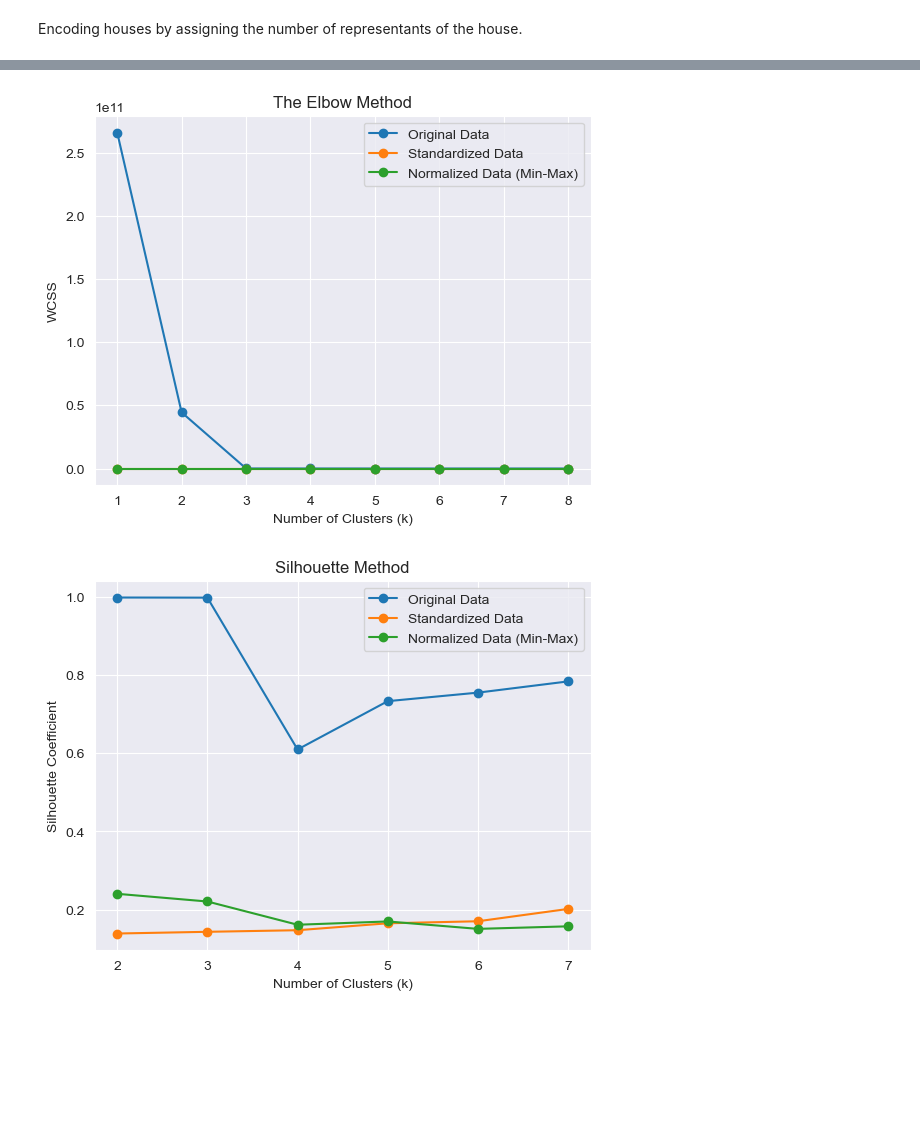
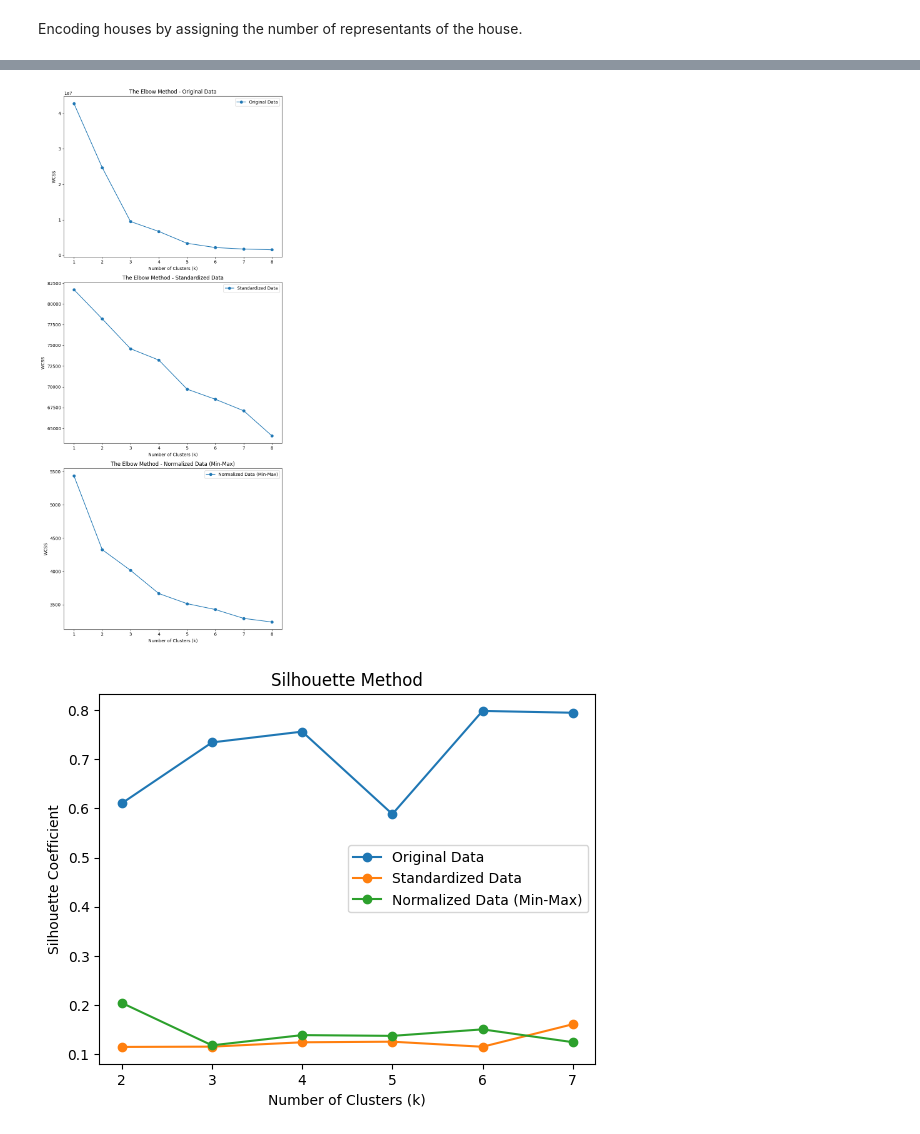
Before and after one commit to xxkaro/GameOfThrones-Clustering, a Jupyter notebook: FE/FE_final.ipynb, the cells around one changed output, grey strips where cells are left out. Drawn from its saved outputs; the diff is of its cells as text; code cells hidden in the pictures; blank space fills up the shorter version.

```diff
--- a/FE/FE_final.ipynb
+++ b/FE/FE_final.ipynb
@@ -581,5 +581,4 @@ df.head()
 # %%
-df = df.drop(columns=['name', 'title', 'house', 'category'])
 df = pd.get_dummies(df, drop_first=True)
 df = df.apply(pd.to_numeric, errors='coerce')
 df = df.fillna(0)
@@ -590,27 +589,48 @@ df_norm = scaler2.fit_transform(df)
 # %%
 def count_wcss_scores(X, k_max):
     scores = []
     for k in range(1, k_max+1):
         kmeans = KMeans(n_clusters=k, random_state=0)
         kmeans.fit(X)
         wcss = kmeans.score(X) * -1
         scores.append(wcss)
     return scores
+
+# Obliczenie wyników dla każdego rodzaju danych
 wcss_vec_df = count_wcss_scores(df, 8)
 wcss_vec_df_stan = count_wcss_scores(df_stan, 8)
 wcss_vec_df_norm = count_wcss_scores(df_norm, 8)
 
 x_ticks = list(range(1, len(wcss_vec_df) + 1))
-plt.plot(x_ticks, wcss_vec_df, marker='o', label='Original Data')
-plt.plot(x_ticks, wcss_vec_df_stan, marker='o', label='Standardized Data')
-plt.plot(x_ticks, wcss_vec_df_norm, marker='o', label='Normalized Data (Min-Max)')
-plt.xlabel('Number of Clusters (k)')
-plt.ylabel('WCSS')
-plt.title('The Elbow Method')
-plt.legend()
+
+# Tworzenie trzech osobnych wykresów
+fig, axs = plt.subplots(3, 1, figsize=(8, 18))
+
+# Wykres dla oryginalnych danych
+axs[0].plot(x_ticks, wcss_vec_df, marker='o', label='Original Data')
+axs[0].set_xlabel('Number of Clusters (k)')
+axs[0].set_ylabel('WCSS')
+axs[0].set_title('The Elbow Method - Original Data')
+axs[0].legend()
+
+# Wykres dla standaryzowanych danych
+axs[1].plot(x_ticks, wcss_vec_df_stan, marker='o', label='Standardized Data')
+axs[1].set_xlabel('Number of Clusters (k)')
+axs[1].set_ylabel('WCSS')
+axs[1].set_title('The Elbow Method - Standardized Data')
+axs[1].legend()
+
+# Wykres dla znormalizowanych danych
+axs[2].plot(x_ticks, wcss_vec_df_norm, marker='o', label='Normalized Data (Min-Max)')
+axs[2].set_xlabel('Number of Clusters (k)')
+axs[2].set_ylabel('WCSS')
+axs[2].set_title('The Elbow Method - Normalized Data (Min-Max)')
+axs[2].legend()
+
+plt.tight_layout()
 plt.show()
 # %% [output]
-[figure, old version]
+[figure, new version]
 # %%
 def calculate_silhouette_score(data):
     silhouette_scores = []
@@ -634,7 +654,7 @@ plt.title('Silhouette Method')
 plt.legend()
 plt.show()
 # %% [output]
-[figure, old version]
+[figure, new version]
 # %%
 def plot_kmeans_clusters(X, n_clusters):
     kmeans = KMeans(n_clusters=n_clusters, random_state=0)
```
Also changed, not shown: parts of 12 cells of this notebook, 2 other files.
